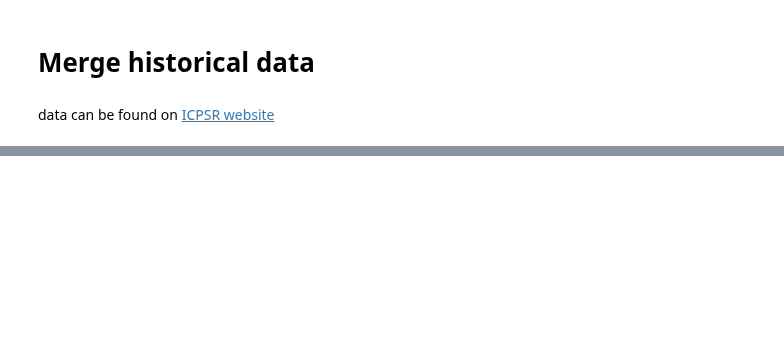
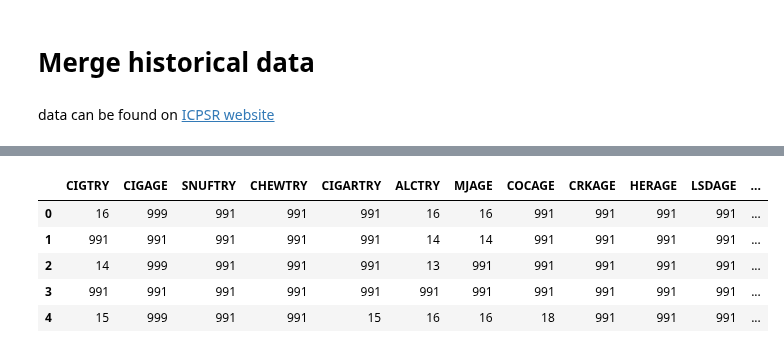
Before and after one commit to DataResponsibly/SynRD, a Jupyter notebook: papers/fairman19marijuana/aholovenko_data_preprocessing.ipynb, the cells around one changed output, grey strips where cells are left out. Cells and saved outputs as stored; diff of their text form; code cells hidden in the pictures; blank space fills up the shorter version.

```diff
--- a/papers/fairman19marijuana/aholovenko_data_preprocessing.ipynb
+++ b/papers/fairman19marijuana/aholovenko_data_preprocessing.ipynb
@@ -20,19 +20,22 @@ files = glob.glob('../../data/*.tsv')
 fields = ['NEWRACE', 'AGE', 'IRSEX', 'HERAGE', 'LSDAGE', 'PCPAGE',
           'CRKAGE', 'ECSAGE', 'COCAGE', 'METHAGE', 'CIGAGE', 'SNUFTRY',
           'CHEWTRY', 'MTHAAGE', 'OXYCAGE', 'CIGTRY ', 'SEDAGE', 'STIMAGE',
-          'TRANAGE', 'CIGARTRY', 'INHAGE', 'MJAGE', 'ANALAGE', 'BLNTAGE', 'ALCTRY'] #+ \
-    #['MRJMDAYS',  'MRJYDAYS', 'DEPNDALC', 'DEPNDMRJ', 'NDSSDNSP']
+          'TRANAGE', 'CIGARTRY', 'INHAGE', 'MJAGE', 'ANALAGE', 'BLNTAGE', 'ALCTRY', 'USEACM']
+imputed_fields = ['IRCIGAGE', 'IRCDUAGE', 'IRCGRAGE', 'IRSLTAGE', 'IRCHWAGE', 'IRSNFAGE', 'IRALCAGE', 'IRMJAGE', 'IRCOCAGE', 'IRCRKAGE', 'IRHERAGE', 'IRHALAGE', 'IRLSDAGE', 'IRPCPAGE', 'IRECSAGE', 'IRINHAGE', 'IRANLAGE', 'IROXYAGE', 'IRTRNAGE', 'IRSTMAGE', 'IRMTHAGE', 'IRSEDAGE']
+# fields += imputed_fields
 
 for file in files:
     df_n1 = pd.read_csv(file, sep='\t', skipinitialspace=True, nrows=1)
     current_columns = []
     for field in fields:
+        field = field.strip()
         if field in df_n1.columns:
             current_columns.append(field)
         elif f'{field}2' in df_n1.columns:
             current_columns.append(f'{field}2')
         else:
             print(f'field {field} not in {file}')
+    current_columns += ['CIGTRY']
     df = pd.read_csv(file, sep='\t', skipinitialspace=True, usecols=current_columns)
     df['file_name'] = os.path.basename(file)
     dfs.append(df)
@@ -132,0 +55,72 @@ df.shape
+# %%
+%%time
+np.random.seed(42)
+main_df = pd.concat(dfs)
+file_to_year_mapping = {f:2004+i for i, f in enumerate(sorted([os.path.basename(f) for f in files]))}
+class_mapping = {
+    'MJAGE': 'MARIJUANA',
+    'ALCTRY': 'ALCOHOL',
+    'CIGAGE': 'CIGARETTES',
+    'CIGTRY': 'CIGARETTES',
+    'NOUSAGE': 'NO_DRUG_USE',
+    'CIGARTRY': 'OTHER_TABACCO',
+    'SNUFTRY': 'OTHER_TABACCO',
+    'CHEWTRY': 'OTHER_TABACCO',
+    'HERAGE': 'OTHER_DRUGS',
+    'LSDAGE': 'OTHER_DRUGS',
+    'PCPAGE': 'OTHER_DRUGS',
+    'CRKAGE': 'OTHER_DRUGS',
+    'ECSAGE': 'OTHER_DRUGS',
+    'COCAGE': 'OTHER_DRUGS',
+    'METHAGE': 'OTHER_DRUGS',
+    'MTHAAGE': 'OTHER_DRUGS',
+    'OXYCAGE': 'OTHER_DRUGS',
+    'SEDAGE': 'OTHER_DRUGS',
+    'STIMAGE': 'OTHER_DRUGS',
+    'TRANAGE': 'OTHER_DRUGS',
+    'INHAGE': 'OTHER_DRUGS',
+    'ANALAGE': 'OTHER_DRUGS',
+    'BLNTAGE': 'OTHER_DRUGS'
+}
+age_to_group_mapping = {
+    12: '12-13',
+    13: '12-13',
+    14: '14-15',
+    15: '14-15',
+    16: '16-17',
+    17: '16-17',
+    18: '18-19',
+    19: '18-19',
+    20: '20-21',
+    21: '20-21'
+}
+race_mapping = {1: 'White', 2: 'Black', 3: 'AI/AN', 4: 'NHOPI', 5: 'Asian', 6: 'Multi-racial', 7: 'Hispanic'}
+use_acm_map = {
+    1: 'ALCTRY',
+    2: 'CIGTRY',
+    3: 'MJAGE',
+    4: 'ALCTRY',
+    5: 'CIGTRY',
+    6: 'MJAGE',
+#     11: 'ALCTRY',
+#     12: 'CIGTRY',
+#     13: 'MJAGE',
+    91: 'NOUSAGE',
+}
+classes = ['MJAGE', 'CIGAGE', 'CIGTRY', 'ALCTRY', 'CIGARTRY', 'SNUFTRY',
+           'CHEWTRY', 'HERAGE', 'LSDAGE', 'PCPAGE', 'CRKAGE',
+           'ECSAGE', 'COCAGE', 'METHAGE', 'MTHAAGE', 'OXYCAGE',
+           'SEDAGE', 'STIMAGE', 'TRANAGE', 'INHAGE', 'ANALAGE', 'BLNTAGE']
+main_df = main_df[(main_df['AGE2'] < 11)]  # filter people < 22 yo
+main_df[['MTHAAGE', 'BLNTAGE']] = main_df[['MTHAAGE', 'BLNTAGE']].fillna(10e5)  # fill in nan
+main_df['MINAGE'] = main_df[classes].values.min(axis=1)
+main_df['MINAGE'] = np.where(main_df['MINAGE'] > 900, 999, main_df['MINAGE'])
+main_df['MINAGE_CLASS'] = np.where(main_df['MINAGE'] > 900, 'NOUSAGE', None)
+main_df['CLASSES_LIST'] = np.where(main_df['MINAGE'] > 900, 'NOUSAGE', None)
+main_df['YEAR'] = main_df['file_name'].map(file_to_year_mapping) # infer year
+main_df['SEX'] = main_df['IRSEX'].map({1: 'Male', 2: 'Female'})
+main_df['AGE'] = main_df['AGE2'].map({i:i+11 for i in range(1, 11)})
+main_df['RACE'] = main_df['NEWRACE2'].map(race_mapping)
+main_df.reset_index(inplace=True, drop=True)
+main_df.head()
+# %% [output]
@@ -132,0 +129,6 @@ df.shape
+|  | CIGTRY | CIGAGE | SNUFTRY | CHEWTRY | CIGARTRY | ALCTRY | MJAGE | COCAGE | CRKAGE | HERAGE | LSDAGE | ... |
+| 0 | 16 | 999 | 991 | 991 | 991 | 16 | 16 | 991 | 991 | 991 | 991 | ... |
+| 1 | 991 | 991 | 991 | 991 | 991 | 14 | 14 | 991 | 991 | 991 | 991 | ... |
+| 2 | 14 | 999 | 991 | 991 | 991 | 13 | 991 | 991 | 991 | 991 | 991 | ... |
+| 3 | 991 | 991 | 991 | 991 | 991 | 991 | 991 | 991 | 991 | 991 | 991 | ... |
+| 4 | 15 | 999 | 991 | 991 | 15 | 16 | 16 | 18 | 991 | 991 | 991 | ... |
```
Also changed, not shown: parts of 26 cells of this notebook, 5 other files.
